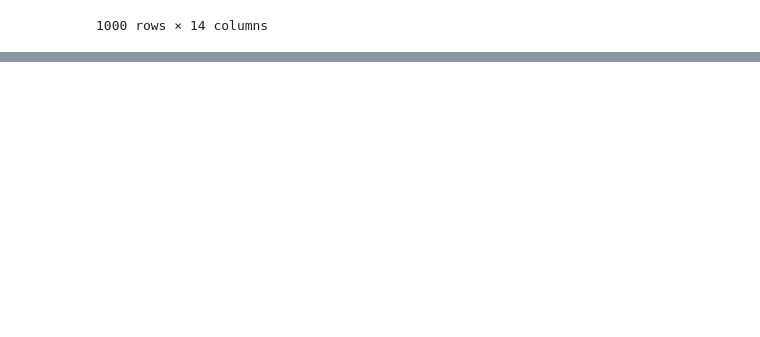
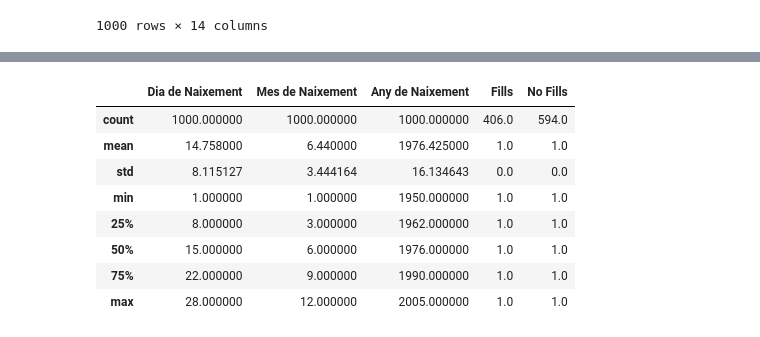
Before and after one commit to rogerloop/03_Especialitzacio, a Jupyter notebook: Sprint_10_Analitica_dades_Python/Sprint_10_Task_S10_01/Task_S10_01.ipynb, the cells around one changed output, grey strips where cells are left out. Cells and saved outputs as stored; diff of their text form; code cells hidden in the pictures; blank space fills up the shorter version.

```diff
--- a/Sprint_10_Analitica_dades_Python/Sprint_10_Task_S10_01/Task_S10_01.ipynb
+++ b/Sprint_10_Analitica_dades_Python/Sprint_10_Task_S10_01/Task_S10_01.ipynb
@@ -67,0 +89,12 @@ treballadors_2025
+# %%
+treballadors_2025.describe()
+# %% [output]
+|  | Dia de Naixement | Mes de Naixement | Any de Naixement | Fills | No Fills |
+| count | 1000.000000 | 1000.000000 | 1000.000000 | 406.0 | 594.0 |
+| mean | 14.758000 | 6.440000 | 1976.425000 | 1.0 | 1.0 |
+| std | 8.115127 | 3.444164 | 16.134643 | 0.0 | 0.0 |
+| min | 1.000000 | 1.000000 | 1950.000000 | 1.0 | 1.0 |
+| 25% | 8.000000 | 3.000000 | 1962.000000 | 1.0 | 1.0 |
+| 50% | 15.000000 | 6.000000 | 1976.000000 | 1.0 | 1.0 |
+| 75% | 22.000000 | 9.000000 | 1990.000000 | 1.0 | 1.0 |
+| max | 28.000000 | 12.000000 | 2005.000000 | 1.0 | 1.0 |
```
Also changed, not shown: parts of 5 cells of this notebook.
